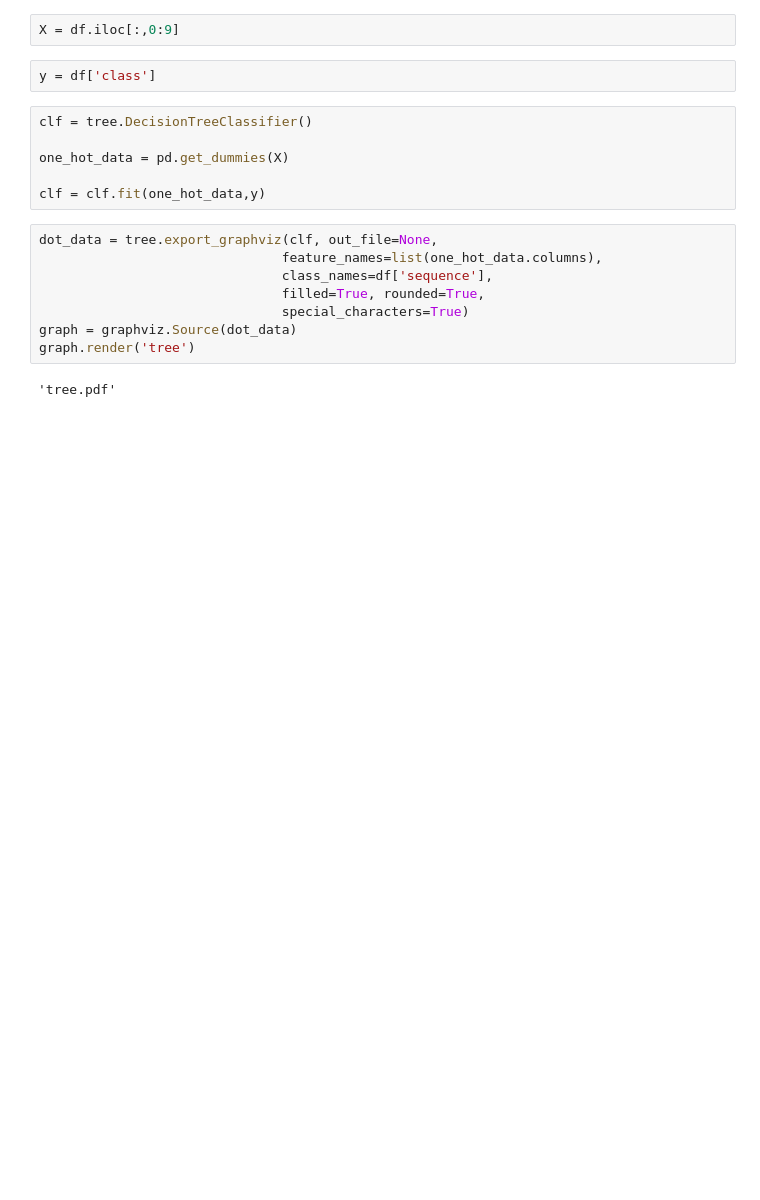
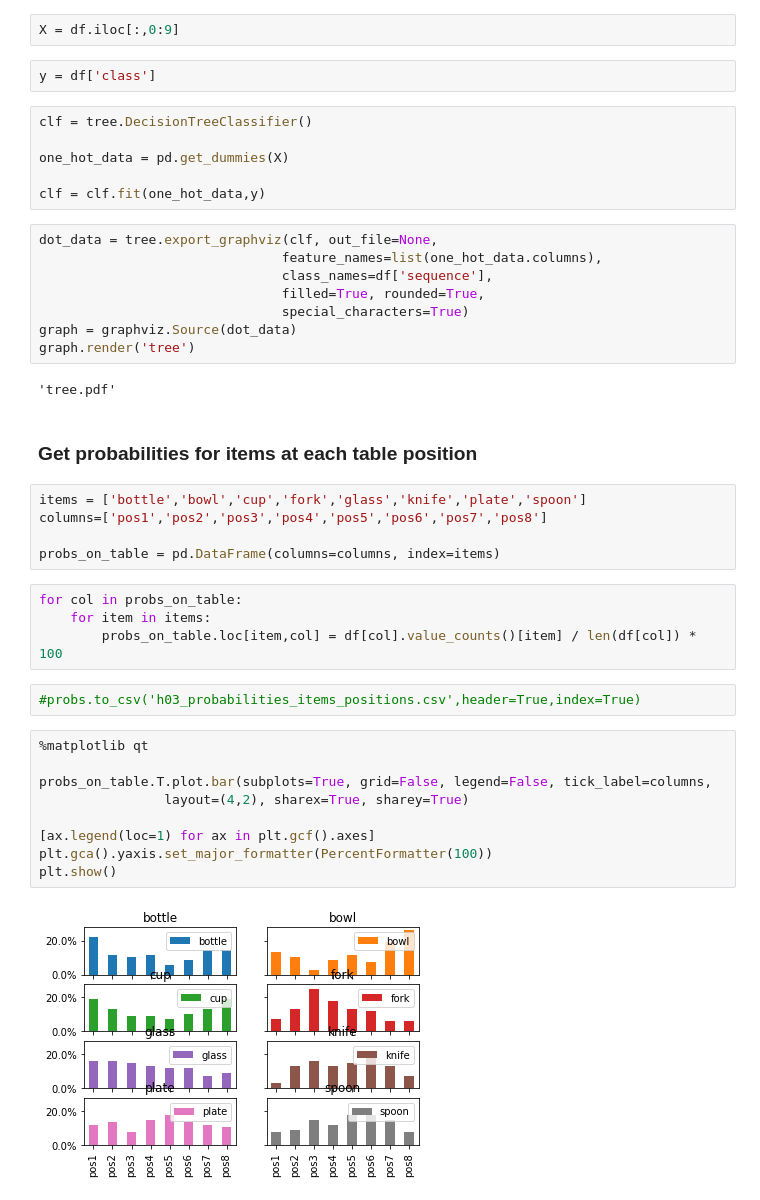
Before and after one commit to zauri/action_selection, a Jupyter notebook: cognitive model/shortest_path/h03/h03_data_analysis.ipynb, the cells around one changed output. Cells and saved outputs as stored; diff of their text form; blank space fills up the shorter version.

Commit message:
add frequency analysis for items at table/sequence positions

```diff
--- a/cognitive model/shortest_path/h03/h03_data_analysis.ipynb
+++ b/cognitive model/shortest_path/h03/h03_data_analysis.ipynb
@@ -38,3 +66,27 @@ graph = graphviz.Source(dot_data)
 graph.render('tree')
 # %% [output]
 'tree.pdf'
+# %% [markdown]
+### Get probabilities for items at each table position
+# %%
+items = ['bottle','bowl','cup','fork','glass','knife','plate','spoon']
+columns=['pos1','pos2','pos3','pos4','pos5','pos6','pos7','pos8']
+
+probs_on_table = pd.DataFrame(columns=columns, index=items)
+# %%
+for col in probs_on_table:
+    for item in items:
+        probs_on_table.loc[item,col] = df[col].value_counts()[item] / len(df[col]) * 100
+# %%
+#probs.to_csv('h03_probabilities_items_positions.csv',header=True,index=True)
+# %%
+%matplotlib qt
+
+probs_on_table.T.plot.bar(subplots=True, grid=False, legend=False, tick_label=columns,
+                layout=(4,2), sharex=True, sharey=True)
+
+[ax.legend(loc=1) for ax in plt.gcf().axes]
+plt.gca().yaxis.set_major_formatter(PercentFormatter(100))
+plt.show()
+# %% [output]
+[figure, added]
```
Also changed, not shown: parts of 12 cells of this notebook, 3 other files.
